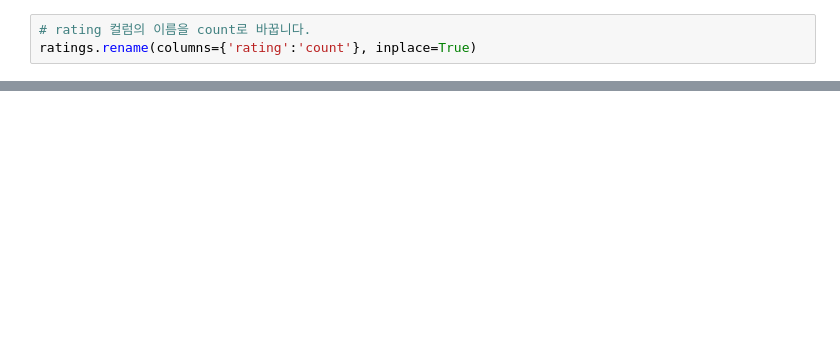
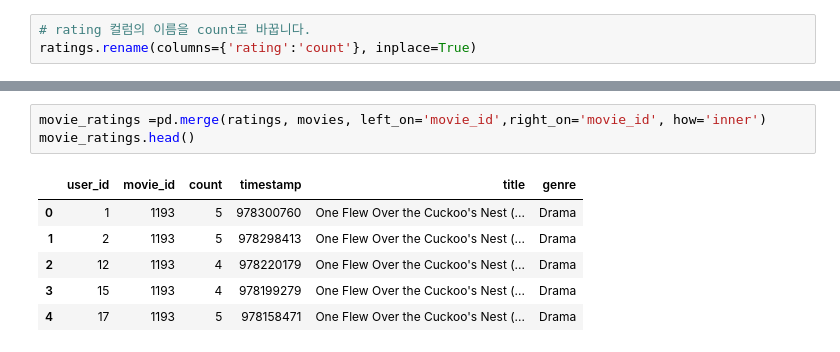
Before and after one commit to comcomet/first-repository, a Jupyter notebook: E7/e7_ex.ipynb, the cells around one changed output, grey strips where cells are left out. Cells and saved outputs as stored; diff of their text form; blank space fills up the shorter version.

```diff
--- a/E7/e7_ex.ipynb
+++ b/E7/e7_ex.ipynb
@@ -23,0 +100,10 @@ movies.head()
+# %%
+movie_ratings =pd.merge(ratings, movies, left_on='movie_id',right_on='movie_id', how='inner')
+movie_ratings.head()
+# %% [output]
+|  | user_id | movie_id | count | timestamp | title | genre |
+| 0 | 1 | 1193 | 5 | 978300760 | One Flew Over the Cuckoo's Nest (... | Drama |
+| 1 | 2 | 1193 | 5 | 978298413 | One Flew Over the Cuckoo's Nest (... | Drama |
+| 2 | 12 | 1193 | 4 | 978220179 | One Flew Over the Cuckoo's Nest (... | Drama |
+| 3 | 15 | 1193 | 4 | 978199279 | One Flew Over the Cuckoo's Nest (... | Drama |
+| 4 | 17 | 1193 | 5 | 978158471 | One Flew Over the Cuckoo's Nest (... | Drama |
```
Also changed, not shown: parts of 20 cells of this notebook, 1 other file.
